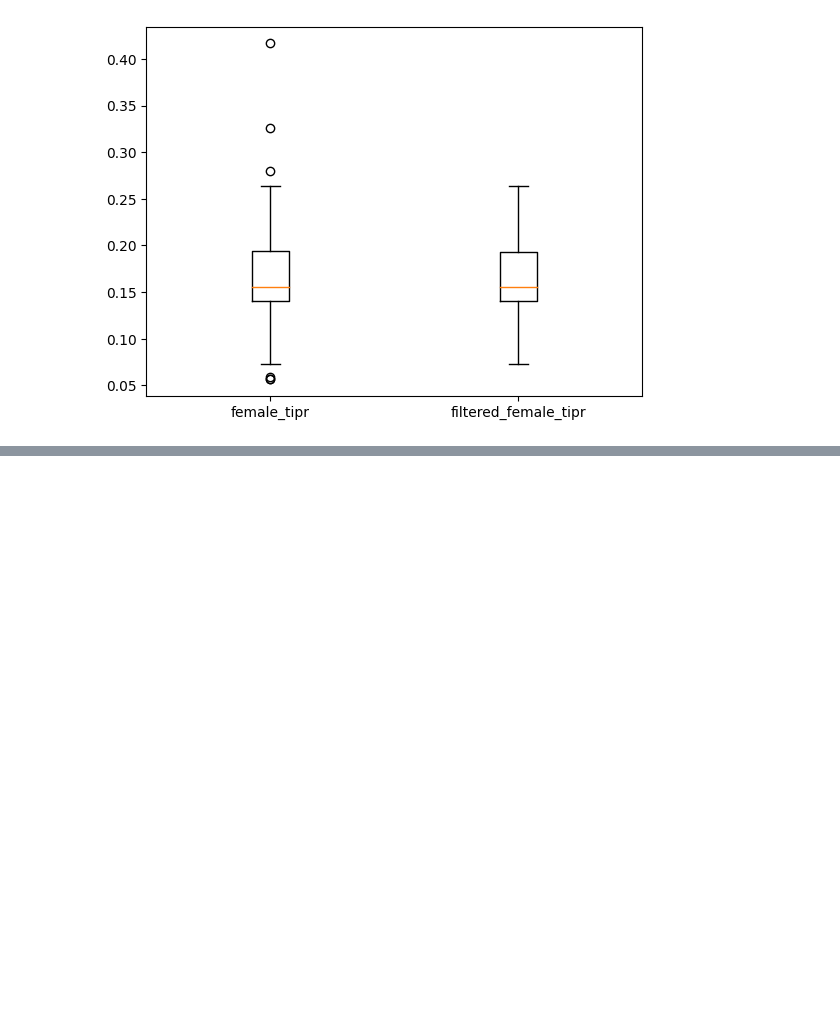
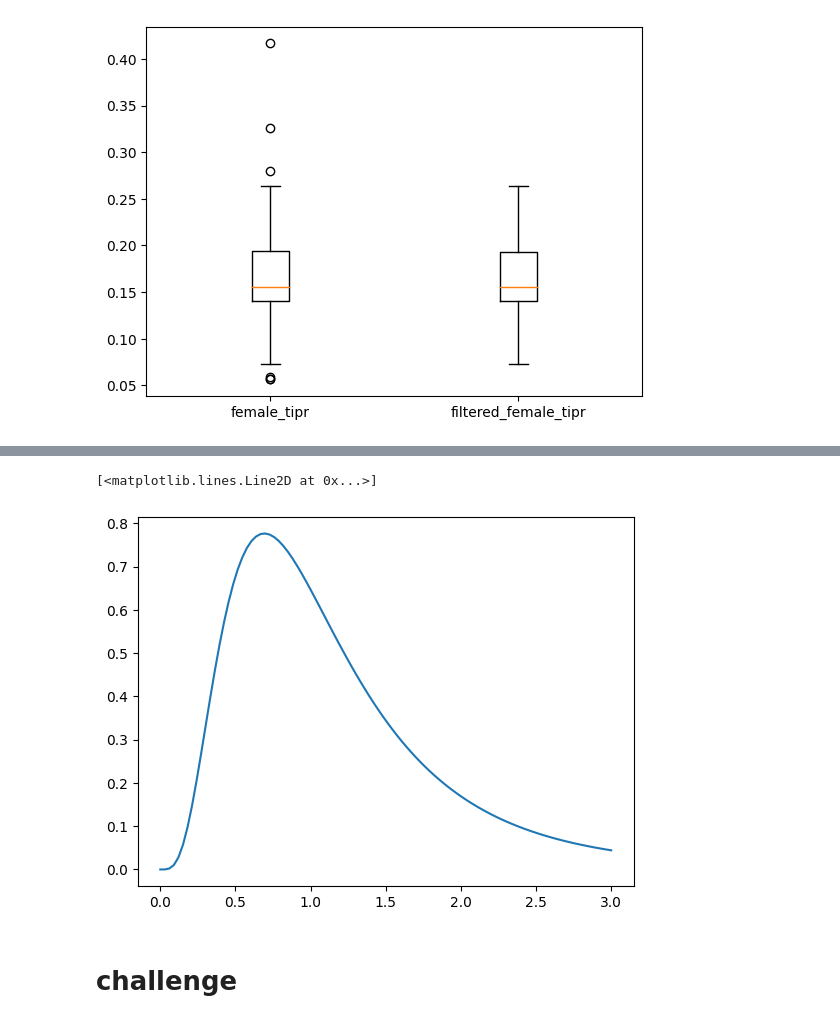
Before and after one commit to phonon-py/ZTest_ws, a Jupyter notebook: z_test.ipynb, the cells around one changed output, grey strips where cells are left out. Saved outputs shown, nothing was run; the diff lists cells and outputs as text; code cells hidden in the pictures; blank space fills up the shorter version.

```diff
--- a/z_test.ipynb
+++ b/z_test.ipynb
@@ -218,0 +234,7 @@ plt.boxplot(data, labels=['female_tipr', 'filtered_female_tipr'])
+# %%
+plt.plot(x,y)
+# %% [output]
+[<matplotlib.lines.Line2D at 0x...>]
+[figure, added]
+# %% [markdown]
+# challenge
```
Also changed, not shown: parts of 46 cells of this notebook, 1 other file.
